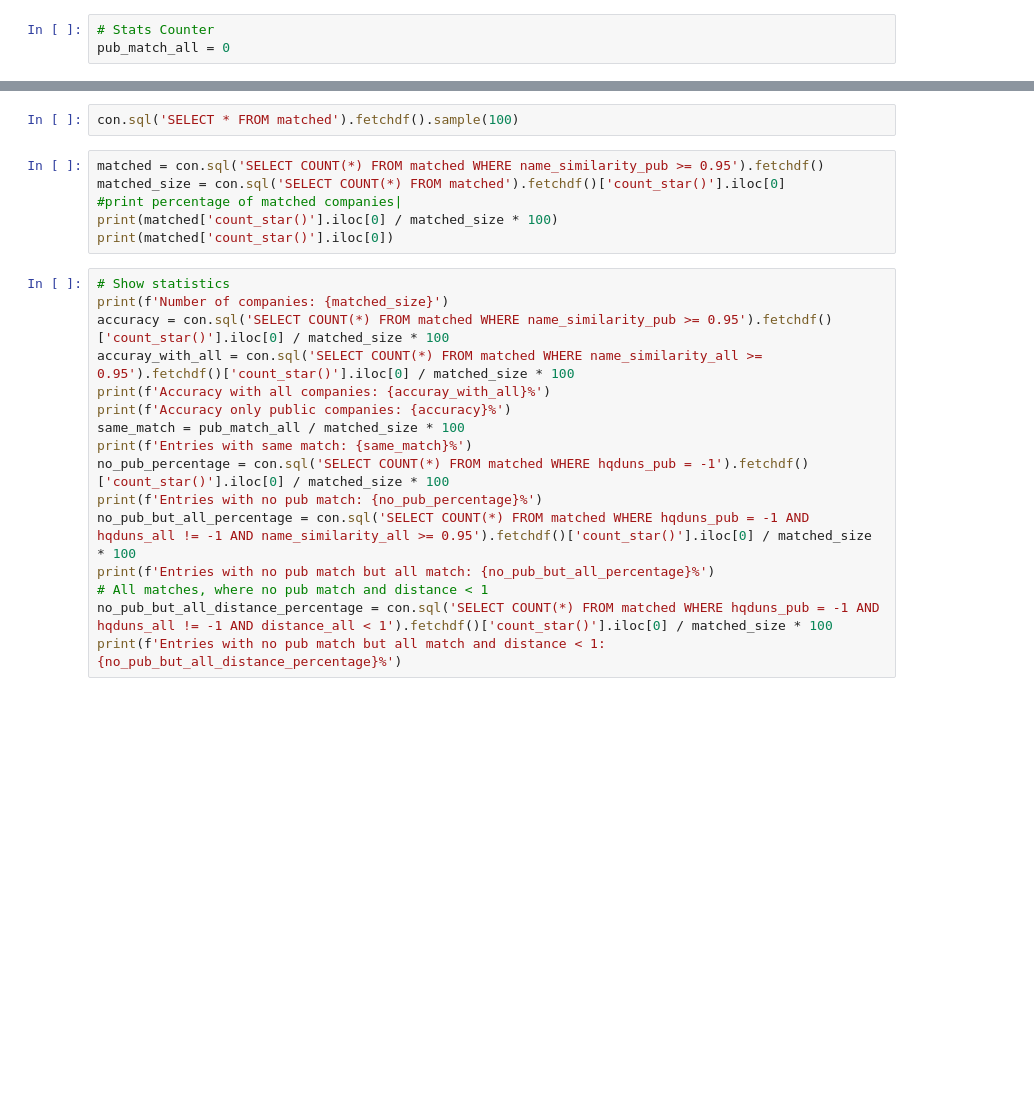
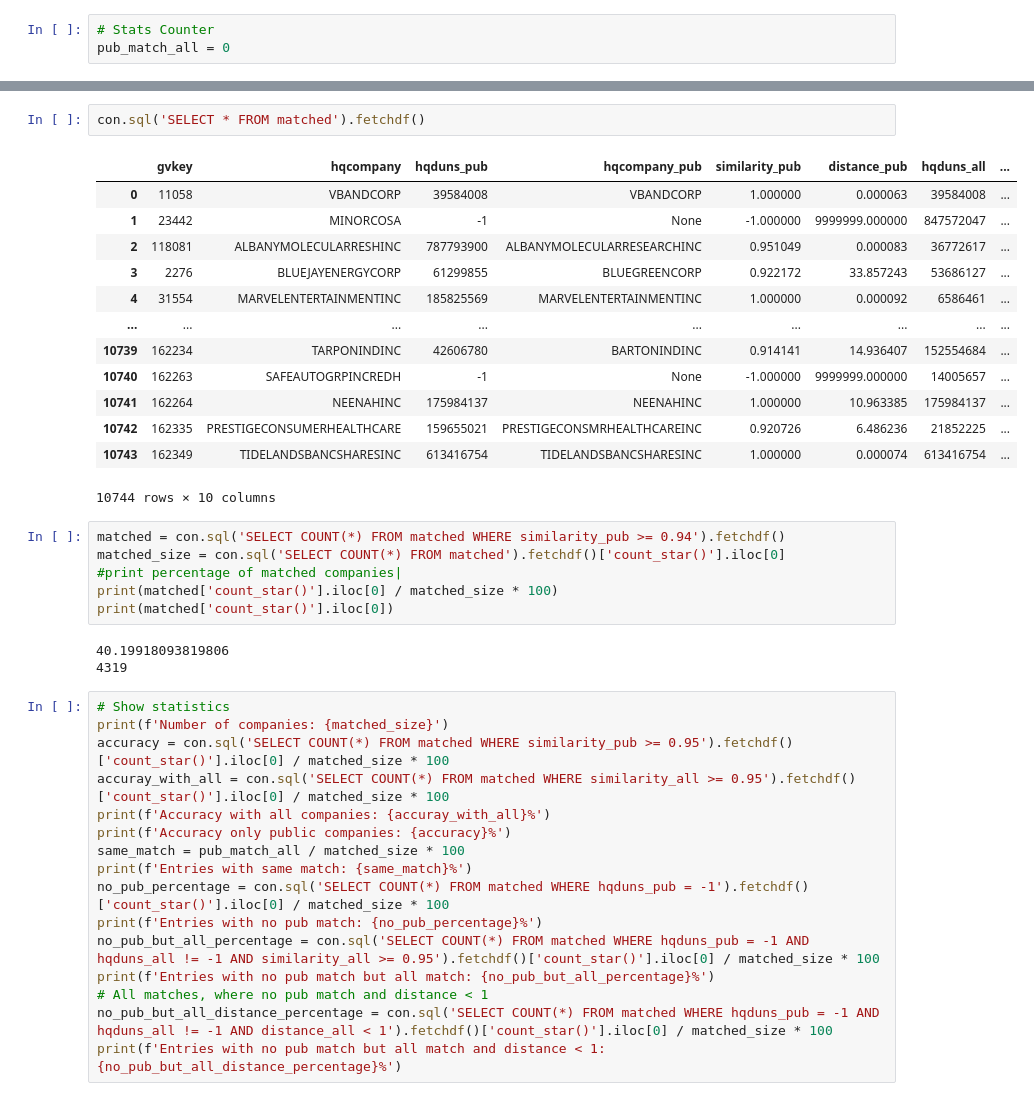
Before and after one commit to MarisLeander/name_matching, a Jupyter notebook: name_matching.ipynb, the cells around one changed output, grey strips where cells are left out. Saved outputs shown, nothing was run; the diff lists cells and outputs as text; blank space fills up the shorter version.

```diff
--- a/name_matching.ipynb
+++ b/name_matching.ipynb
@@ -184,23 +216,40 @@ At:
 # %%
-con.sql('SELECT * FROM matched').fetchdf().sample(100)
+con.sql('SELECT * FROM matched').fetchdf()
+# %% [output]
+|  | gvkey | hqcompany | hqduns_pub | hqcompany_pub | similarity_pub | distance_pub | hqduns_all | ... |
+| 0 | 11058 | VBANDCORP | 39584008 | VBANDCORP | 1.000000 | 0.000063 | 39584008 | ... |
+| 1 | 23442 | MINORCOSA | -1 | None | -1.000000 | 9999999.000000 | 847572047 | ... |
+| 2 | 118081 | ALBANYMOLECULARRESHINC | 787793900 | ALBANYMOLECULARRESEARCHINC | 0.951049 | 0.000083 | 36772617 | ... |
+| 3 | 2276 | BLUEJAYENERGYCORP | 61299855 | BLUEGREENCORP | 0.922172 | 33.857243 | 53686127 | ... |
+| 4 | 31554 | MARVELENTERTAINMENTINC | 185825569 | MARVELENTERTAINMENTINC | 1.000000 | 0.000092 | 6586461 | ... |
+| ... | ... | ... | ... | ... | ... | ... | ... | ... |
+| 10739 | 162234 | TARPONINDINC | 42606780 | BARTONINDINC | 0.914141 | 14.936407 | 152554684 | ... |
+| 10740 | 162263 | SAFEAUTOGRPINCREDH | -1 | None | -1.000000 | 9999999.000000 | 14005657 | ... |
+| 10741 | 162264 | NEENAHINC | 175984137 | NEENAHINC | 1.000000 | 10.963385 | 175984137 | ... |
+| 10742 | 162335 | PRESTIGECONSUMERHEALTHCARE | 159655021 | PRESTIGECONSMRHEALTHCAREINC | 0.920726 | 6.486236 | 21852225 | ... |
+| 10743 | 162349 | TIDELANDSBANCSHARESINC | 613416754 | TIDELANDSBANCSHARESINC | 1.000000 | 0.000074 | 613416754 | ... |
+10744 rows × 10 columns
 # %%
-matched = con.sql('SELECT COUNT(*) FROM matched WHERE name_similarity_pub >= 0.95').fetchdf()
+matched = con.sql('SELECT COUNT(*) FROM matched WHERE similarity_pub >= 0.94').fetchdf()
 matched_size = con.sql('SELECT COUNT(*) FROM matched').fetchdf()['count_star()'].iloc[0]
 #print percentage of matched companies|
 print(matched['count_star()'].iloc[0] / matched_size * 100)
 print(matched['count_star()'].iloc[0])
+# %% [output]
+40.19918093819806
+4319
 # %%
 # Show statistics
 print(f'Number of companies: {matched_size}')
-accuracy = con.sql('SELECT COUNT(*) FROM matched WHERE name_similarity_pub >= 0.95').fetchdf()['count_star()'].iloc[0] / matched_size * 100
-accuray_with_all = con.sql('SELECT COUNT(*) FROM matched WHERE name_similarity_all >= 0.95').fetchdf()['count_star()'].iloc[0] / matched_size * 100
+accuracy = con.sql('SELECT COUNT(*) FROM matched WHERE similarity_pub >= 0.95').fetchdf()['count_star()'].iloc[0] / matched_size * 100
+accuray_with_all = con.sql('SELECT COUNT(*) FROM matched WHERE similarity_all >= 0.95').fetchdf()['count_star()'].iloc[0] / matched_size * 100
 print(f'Accuracy with all companies: {accuray_with_all}%')
 print(f'Accuracy only public companies: {accuracy}%')
 same_match = pub_match_all / matched_size * 100
 print(f'Entries with same match: {same_match}%')
 no_pub_percentage = con.sql('SELECT COUNT(*) FROM matched WHERE hqduns_pub = -1').fetchdf()['count_star()'].iloc[0] / matched_size * 100
 print(f'Entries with no pub match: {no_pub_percentage}%')
-no_pub_but_all_percentage = con.sql('SELECT COUNT(*) FROM matched WHERE hqduns_pub = -1 AND hqduns_all != -1 AND name_similarity_all >= 0.95').fetchdf()['count_star()'].iloc[0] / matched_size * 100
+no_pub_but_all_percentage = con.sql('SELECT COUNT(*) FROM matched WHERE hqduns_pub = -1 AND hqduns_all != -1 AND similarity_all >= 0.95').fetchdf()['count_star()'].iloc[0] / matched_size * 100
 print(f'Entries with no pub match but all match: {no_pub_but_all_percentage}%')
 # All matches, where no pub match and distance < 1
 no_pub_but_all_distance_percentage = con.sql('SELECT COUNT(*) FROM matched WHERE hqduns_pub = -1 AND hqduns_all != -1 AND distance_all < 1').fetchdf()['count_star()'].iloc[0] / matched_size * 100
```
Also changed, not shown: parts of 7 cells of this notebook, 1 other file.
